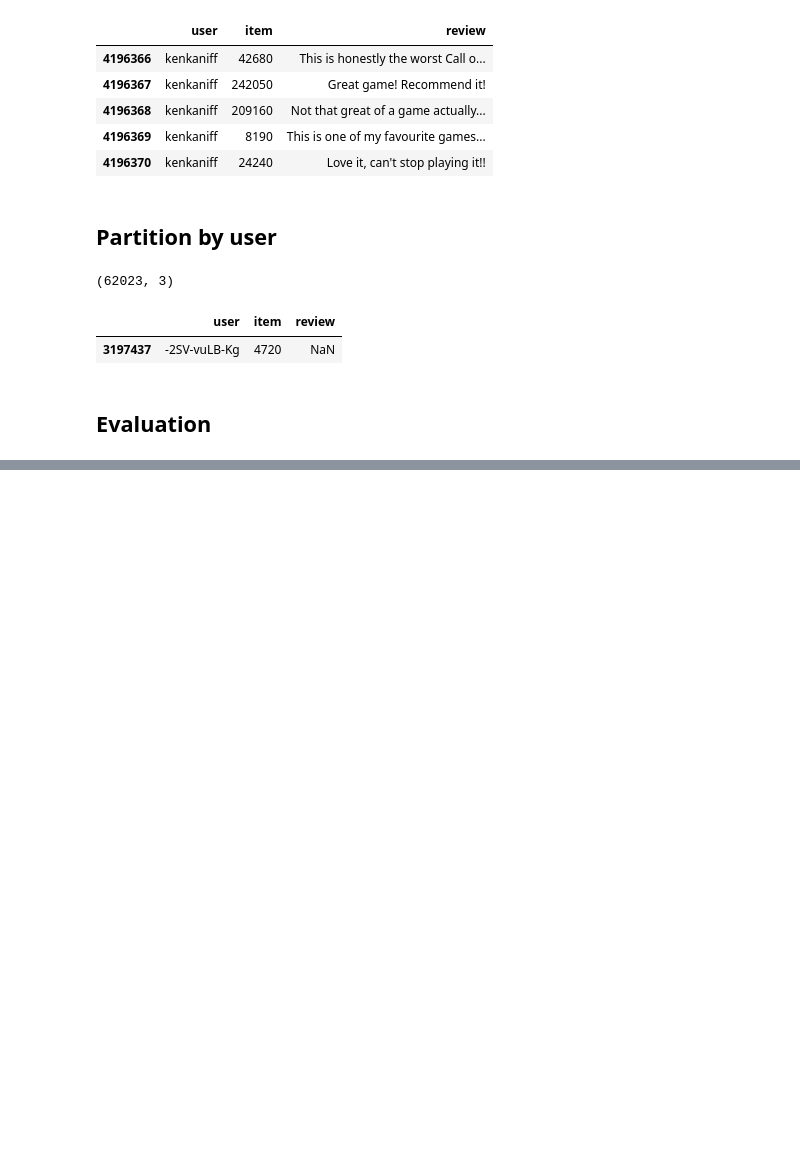
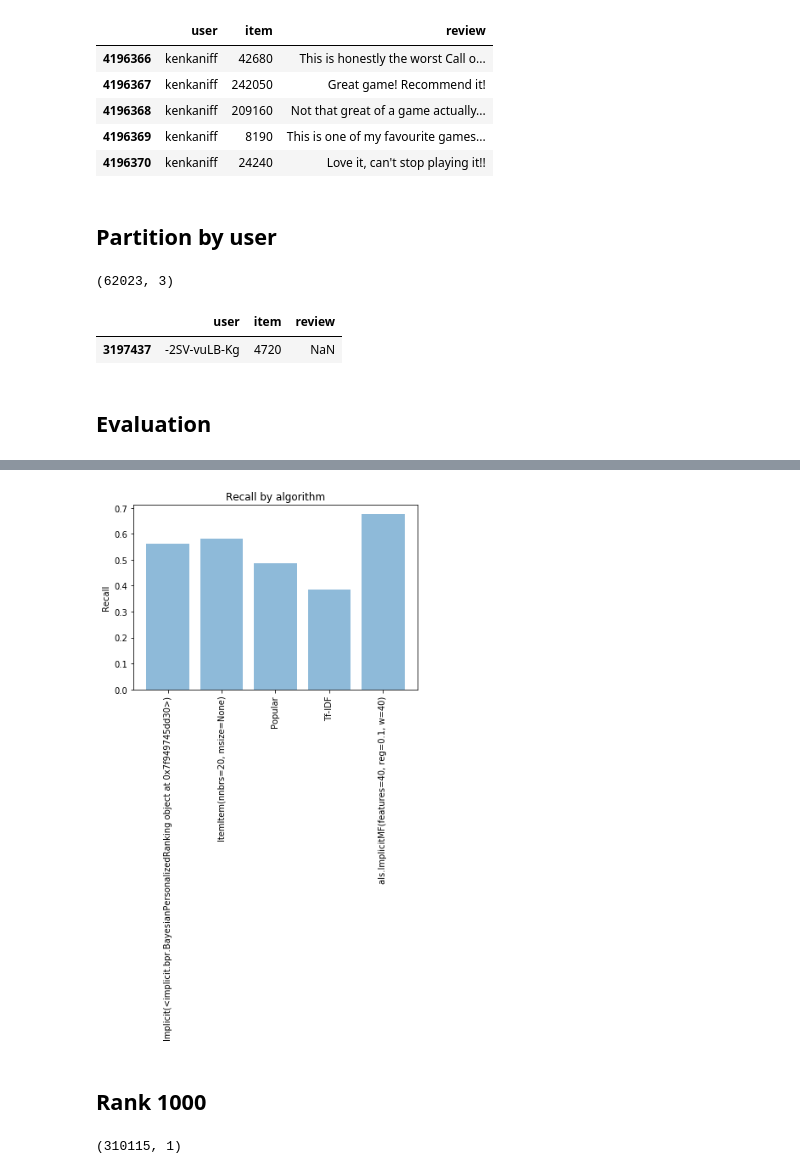
Before and after one commit to amprova/WE_research, a Jupyter notebook: tf_idf_all_users.ipynb, the cells around one changed output, grey strips where cells are left out. Cells and saved outputs as stored; diff of their text form; code cells hidden in the pictures; blank space fills up the shorter version.

Commit message:
MRR and recall

```diff
--- a/tf_idf_all_users.ipynb
+++ b/tf_idf_all_users.ipynb
@@ -498,0 +294,12 @@ RR_algo_comp = RR(user, truth_user)
+# %%
+def merge_algoname(rec_algo):
+    legend = pd.read_csv("results/steam/pruned_5_new/runs.csv")
+    legend = legend.set_index('RunId').loc[:,'AlgoStr']
+    merged = rec_algo.join(legend, on='RunId')
+    return merged
+# %%
+def result_By_algo(df, metric):
+    df.reset_index(inplace = True)
+    df_mean = pd.DataFrame(df.groupby(['AlgoStr'])[metric].mean())
+    df_mean.reset_index(inplace = True)
+    return df_mean
@@ -498,0 +351,6 @@ RR_algo_comp = RR(user, truth_user)
+# %%
+recall_user = recall(result100, truth)
+# %%
+recall_user100 = merge_algoname(recall_user)
+recall_by_algo1000 = result_By_algo(recall_user100, 'recall')
+recall_by_algo1000
@@ -498,0 +364,21 @@ RR_algo_comp = RR(user, truth_user)
+# %%
+X = recall_by_algo1000['AlgoStr']
+Y = recall_by_algo1000['recall']
+
+
+plt.bar(X,Y, align='center', alpha=0.5)
+plt.xlabel = ('Algorithm')
+plt.xticks(rotation=90)
+plt.ylabel('Recall')
+plt.title('Recall by algorithm')
+
+plt.show()
+# %% [output]
+[figure, added]
+# %% [markdown]
+## Rank 1000
+# %%
+RR_algo_comp1000 = pd.read_parquet('results/steam/pruned_5_new/RR_algo1000.parquet')
+RR_algo_comp1000.shape
+# %% [output]
+(310115, 1)
```
Also changed, not shown: parts of 46 cells of this notebook.
